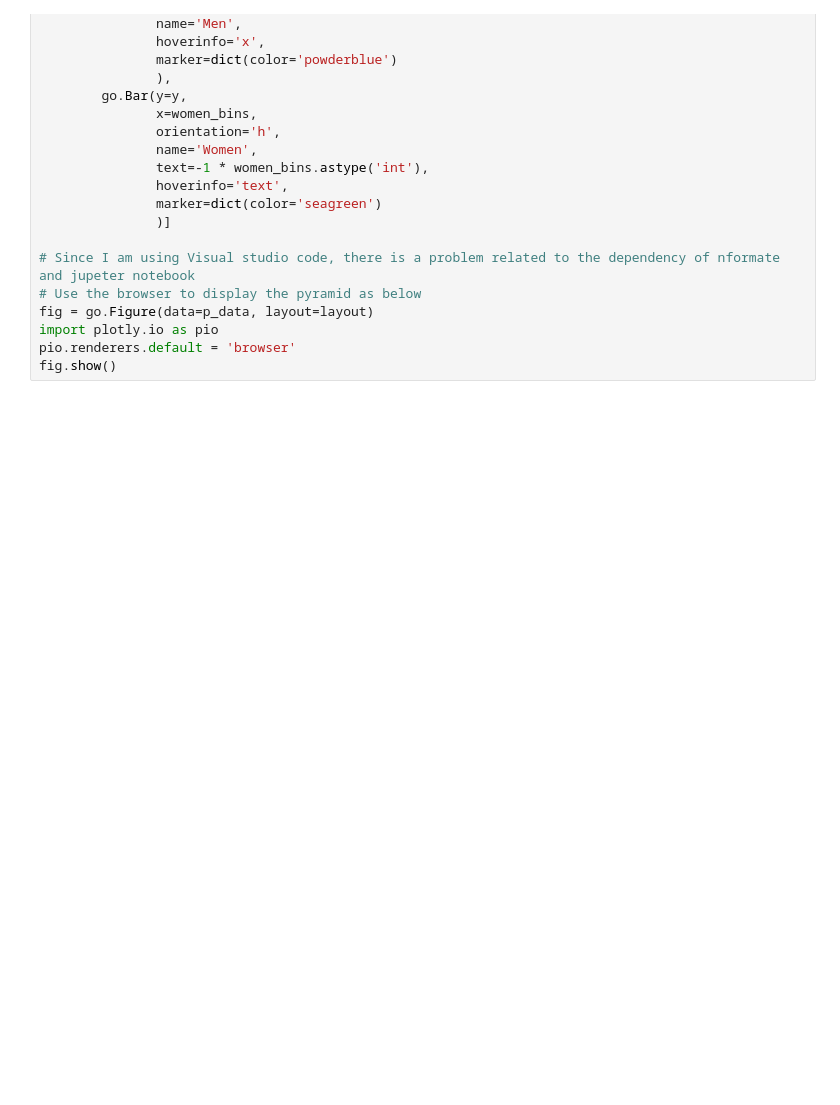
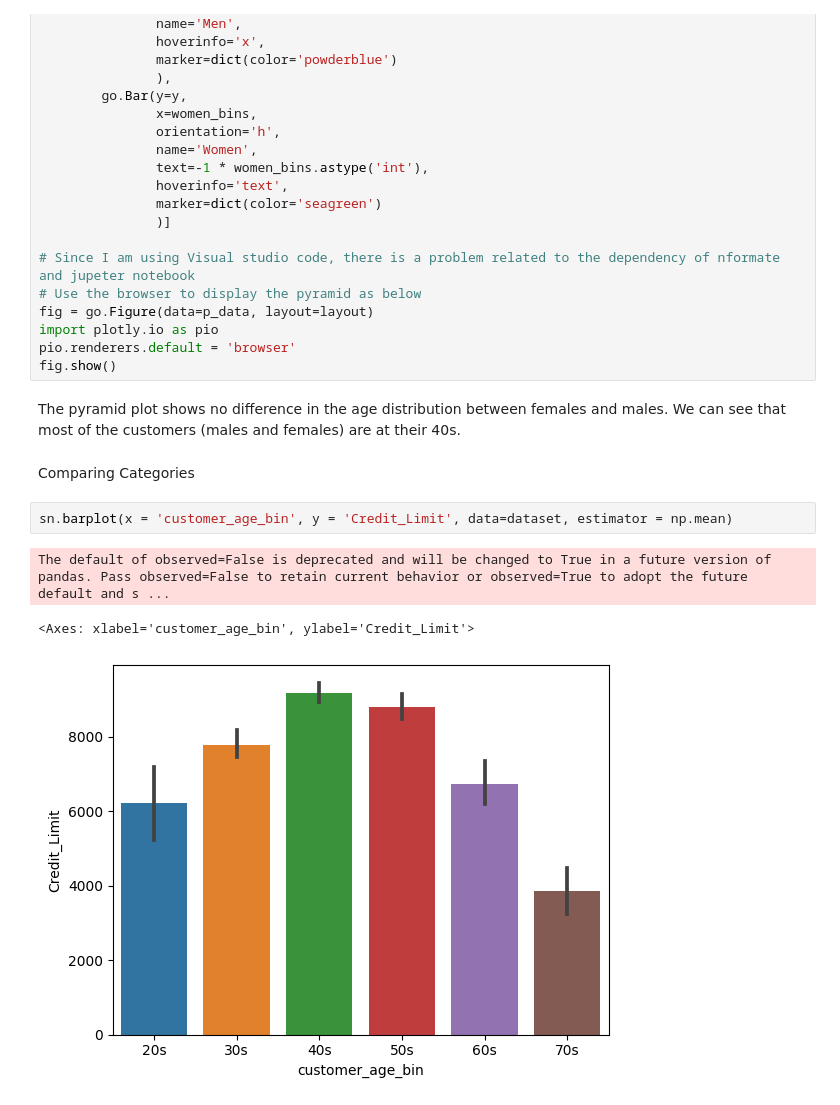
Before and after one commit to AlaaHmd/practical-python-for-data-professionals-4358485, a Jupyter notebook: data/Dirty Data.ipynb, the cells around one changed output. Cells and saved outputs as stored; diff of their text form; blank space fills up the shorter version.

```diff
--- a/data/Dirty Data.ipynb
+++ b/data/Dirty Data.ipynb
@@ -533,3 +539,13 @@ fig = go.Figure(data=p_data, layout=layout)
 import plotly.io as pio
 pio.renderers.default = 'browser'
 fig.show()
+# %% [markdown]
+The pyramid plot shows no difference in the age distribution between females and males. We can see that most of the customers (males and females) are at their 40s.
+# %% [markdown]
+Comparing Categories
+# %%
+sn.barplot(x = 'customer_age_bin', y = 'Credit_Limit', data=dataset, estimator = np.mean)
+# %% [output]
+The default of observed=False is deprecated and will be changed to True in a future version of pandas. Pass observed=False to retain current behavior or observed=True to adopt the future default and s ...
+<Axes: xlabel='customer_age_bin', ylabel='Credit_Limit'>
+[figure, added]
```
Also changed, not shown: parts of 20 cells of this notebook.
